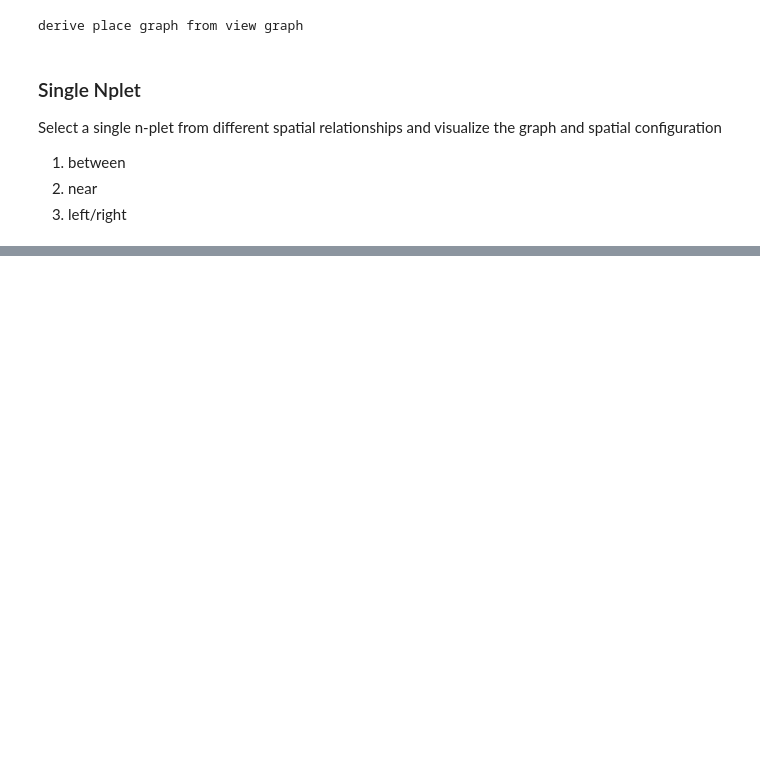
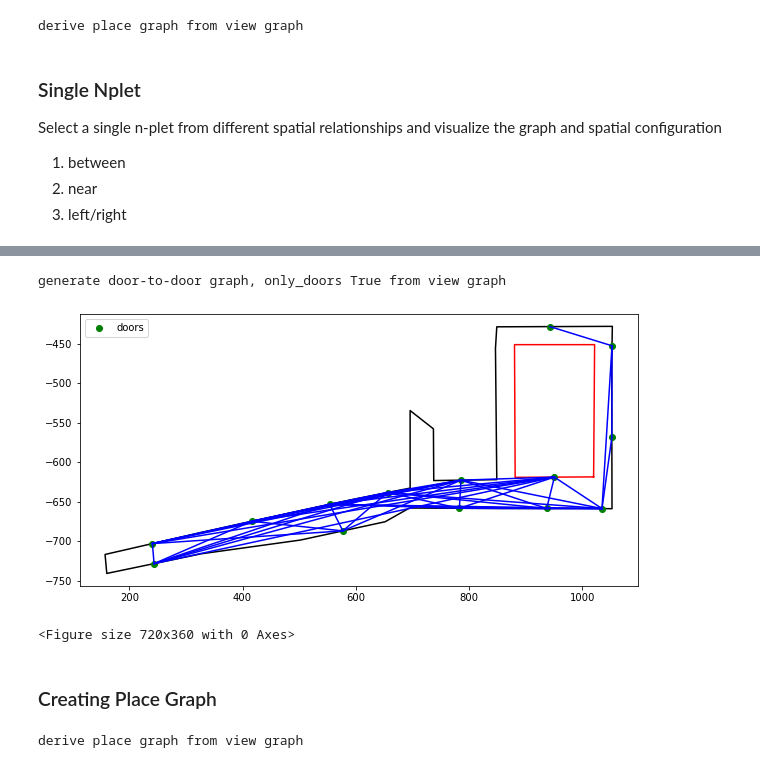
Before and after one commit to hamzeiehsan/indoor_view_graph, a Jupyter notebook: ViewGraph-Paper.ipynb, the cells around one changed output, grey strips where cells are left out. Saved outputs shown, nothing was run; the diff lists cells and outputs as text; code cells hidden in the pictures; blank space fills up the shorter version.

```diff
--- a/ViewGraph-Paper.ipynb
+++ b/ViewGraph-Paper.ipynb
@@ -563,0 +625,21 @@ Utility.print_instructions(all_instructions)
+# %%
+# derive door-to-door visibility graph (only doors)
+connected2, dtd_graph2 = vg.generate_door_to_door_graph(isovist_object, only_doors=True)
+plotter = Plotter()
+plotter.add_poly(isovist_object.space_x, isovist_object.space_y)
+plotter.add_holes(isovist_object.holes_x, isovist_object.holes_y)
+plotter.add_points(isovist_object.door_points[:isovist_object.door_idx], 'doors')
+plotter.add_points_lines(connected2)
+plotter.show()
+plotter.close()
+# %% [output]
+generate door-to-door graph, only_doors True from view graph
+[figure, added]
+<Figure size 720x360 with 0 Axes>
+# %% [markdown]
+### Creating Place Graph
+# %%
+# derive place graph
+place_graph = vg.generate_place_graph(isovist_object)
+# %% [output]
+derive place graph from view graph
```
Also changed, not shown: parts of 25 cells of this notebook.
